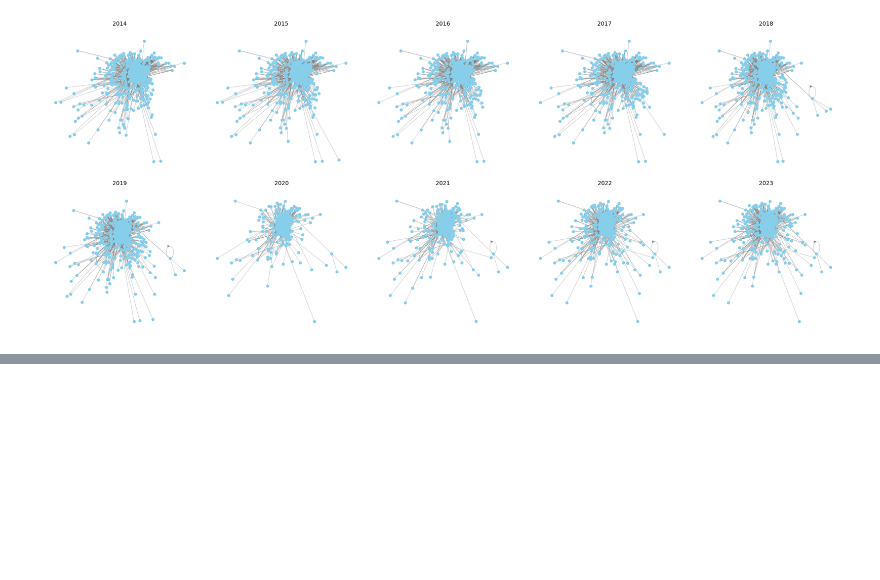
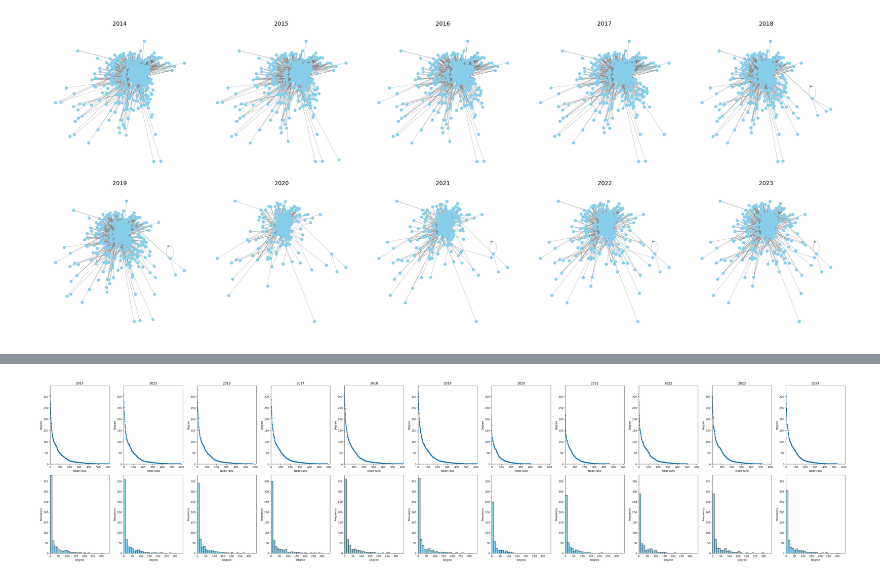
Before and after one commit to domin7k/social_network_analysis, a Jupyter notebook: airtrafic.ipynb, the cells around one changed output, grey strips where cells are left out. Drawn from its saved outputs; the diff is of its cells as text; code cells hidden in the pictures; blank space fills up the shorter version.

```diff
--- a/airtrafic.ipynb
+++ b/airtrafic.ipynb
@@ -407,0 +470,41 @@ plt.show()
+# %%
+# Degree rank and histogram with shared x/y limits across columns
+sorted_keys = sorted(graphs.keys())
+degrees = [sorted((d for n, d in graphs[k].degree()), reverse=True) for k in sorted_keys]
+
+n = len(sorted_keys)
+fig, axes = plt.subplots(2, n, figsize=(4 * n, 10))
+
+# global limits
+max_nodes = max((len(d) for d in degrees), default=1)
+max_degree = max((max(d) if d else 0 for d in degrees), default=0)
+if max_degree == 0:
+    max_degree = 1  # avoid zero-range for hist/xlim
+
+bins = 30
+hist_counts = [np.histogram(d, bins=bins, range=(0, max_degree))[0] for d in degrees]
+max_hist_count = max((hc.max() if len(hc) else 0 for hc in hist_counts), default=1)
+
+for i, key in enumerate(sorted_keys):
+    ax_rank = axes[0, i]
+    ax_hist = axes[1, i]
+
+    # Degree rank plot (shared x/y limits)
+    ax_rank.plot(range(len(degrees[i])), degrees[i], marker='o', markersize=3)
+    ax_rank.set_title(key.split("_")[1])
+    ax_rank.set_xlabel("Node rank")
+    ax_rank.set_ylabel("Degree")
+    ax_rank.set_xlim(0, max_nodes - 1)
+    ax_rank.set_ylim(0, max_degree + 1)
+
+    # Degree histogram (use same bins/range and shared y limit)
+    ax_hist.hist(degrees[i], bins=bins, range=(0, max_degree), color='skyblue', edgecolor='black')
+    ax_hist.set_xlabel("Degree")
+    ax_hist.set_ylabel("Frequency")
+    ax_hist.set_xlim(0, max_degree)
+    ax_hist.set_ylim(0, max_hist_count + 1)
+
+plt.tight_layout()
+plt.show()
+# %% [output]
+[figure, added]
```
Also changed, not shown: parts of 8 cells of this notebook.
